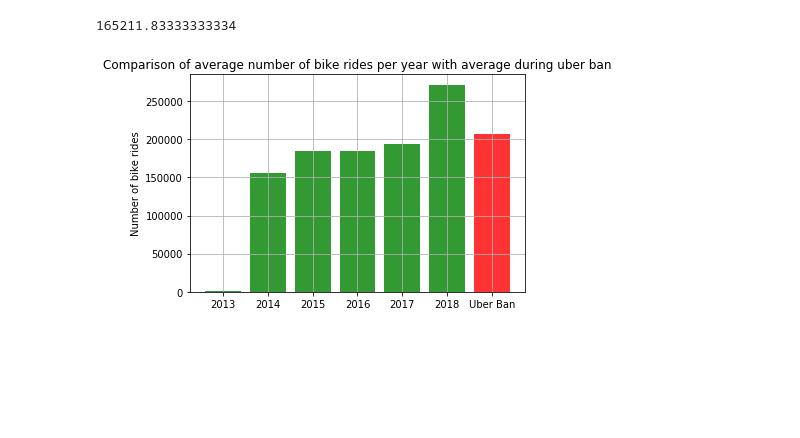
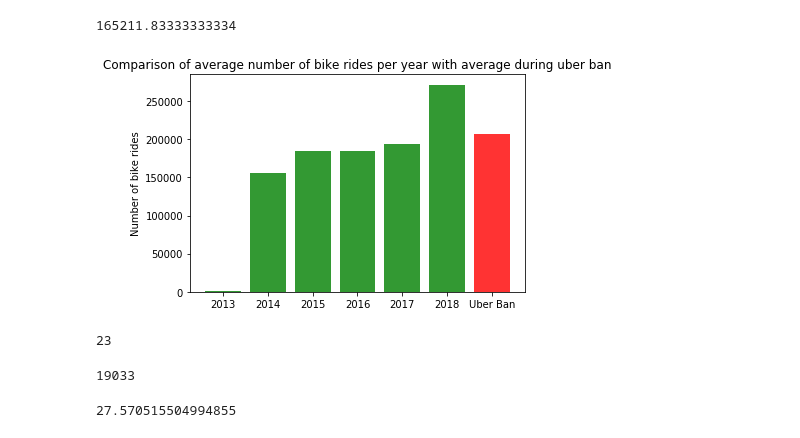
Before and after one commit to ananyay/Pedal_through_Austin, a Jupyter notebook: Data_Analysis_ananya.ipynb, the cells around one changed output. Cells and saved outputs as stored; diff of their text form; code cells hidden in the pictures; blank space fills up the shorter version.

```diff
--- a/Data_Analysis_ananya.ipynb
+++ b/Data_Analysis_ananya.ipynb
@@ -5,7 +5,7 @@ import pandas as pd
 import matplotlib.pyplot as plt
 # %%
 # reading the csv file using pandas and creating a dataframe
-df_bike_cl = pd.read_csv("cleaned_data/rides.csv")
+df_bike_cl = pd.read_csv("Clean_Data/out.csv")
 # displaying the top rows of the dataframe
 df_bike_cl.head(1)
 # %% [output]
@@ -366,22 +381,21 @@ average_number_of_rides_per_year
 # %%
 ## The plot
 number_of_rides_per_year_list = number_of_rides_per_year.tolist()
 fig, ax = plt.subplots()
 y_value1 = number_of_rides_per_year_list
 x_axis1 = np.arange(len(number_of_rides_per_year_list))
 x_axis2 = [6]
 
 
 bars1 = ax.bar(x_axis1, y_value1, color='g', alpha=0.8, align="center")
 bars2 = ax.bar(x_axis2, number_of_rides_uber_ban, color='r', alpha=0.8, align="center")
 
 plt.setp(ax, xticks=[0, 1, 2, 3, 4, 5, 6], xticklabels=["2013", "2014", "2015", "2016", "2017", "2018", "Uber Ban"])
 ax.set_ylabel("Number of bike rides")
 ax.set_title('Comparison of average number of bike rides per year with average during uber ban')
-ax.grid()
-fig.show()
+plt.show()
 # %% [output]
-[figure, old version]
+[figure, new version]
 # %%
 ## calculation average trip duration
 
@@ -389,16 +403,22 @@ fig.show()
 df_bike_stolen = df_bike_cl.loc[df_bike_cl["Return Station"] == "Stolen"]
 number_bike_stolen = df_bike_stolen["Return Station"].count()
 number_bike_stolen
+# %% [output]
+23
 # %%
 ## To check how many bikes have trip duration has zero minutes (faulty data)
 df_bike_trip_minutes_zero = df_bike_cl.loc[df_bike_cl["Trip Duration Minutes"] == 0]
 number_bike_trip_minutes_zero = df_bike_trip_minutes_zero["Trip ID"].count()
 number_bike_trip_minutes_zero
+# %% [output]
+19033
 # %%
 ## Calculating the average trip duration for the clean data
 
 df_bike_trip_minutes = df_bike_cl.loc[(df_bike_cl["Return Station"] != "Stolen") & df_bike_cl["Trip Duration Minutes"] != 0 ]
 df_bike_trip_minutes["Trip Duration Minutes"].mean()
+# %% [output]
+27.570515504994855
 # %%
 subscriber_type = df_bike_cl['Membership Type'].value_counts().index
 top_subscriber_type = subscriber_type[0:6]
```
Also changed, not shown: parts of 11 cells of this notebook, 2 other files.
